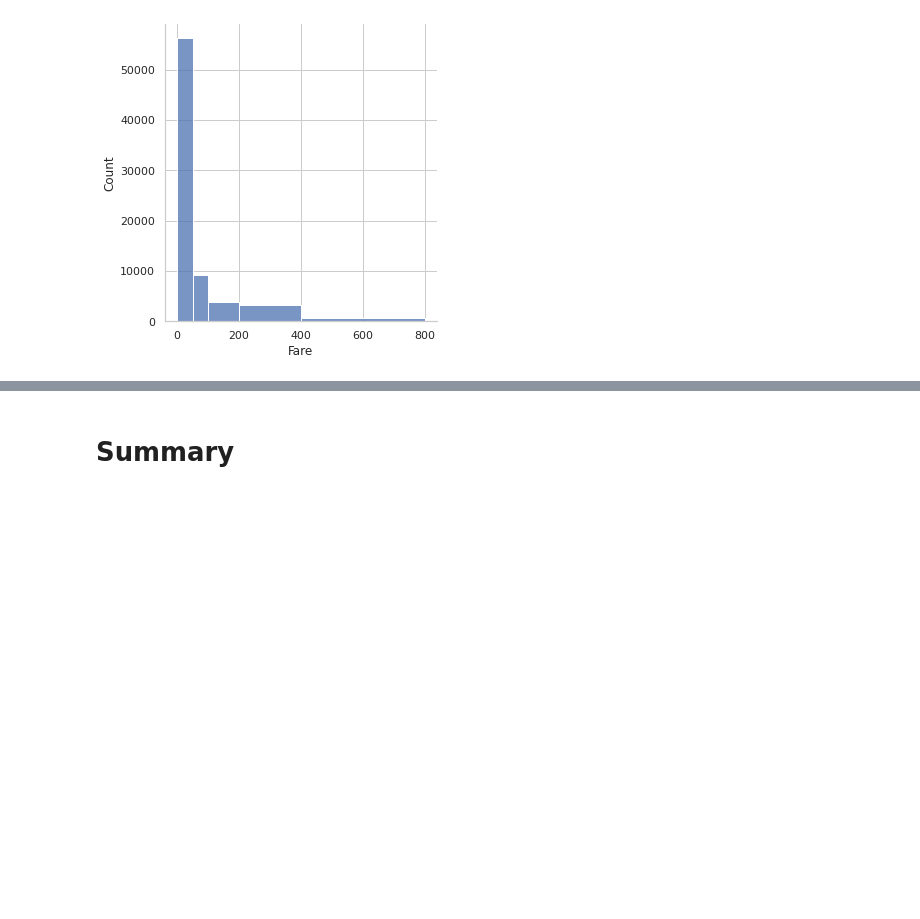
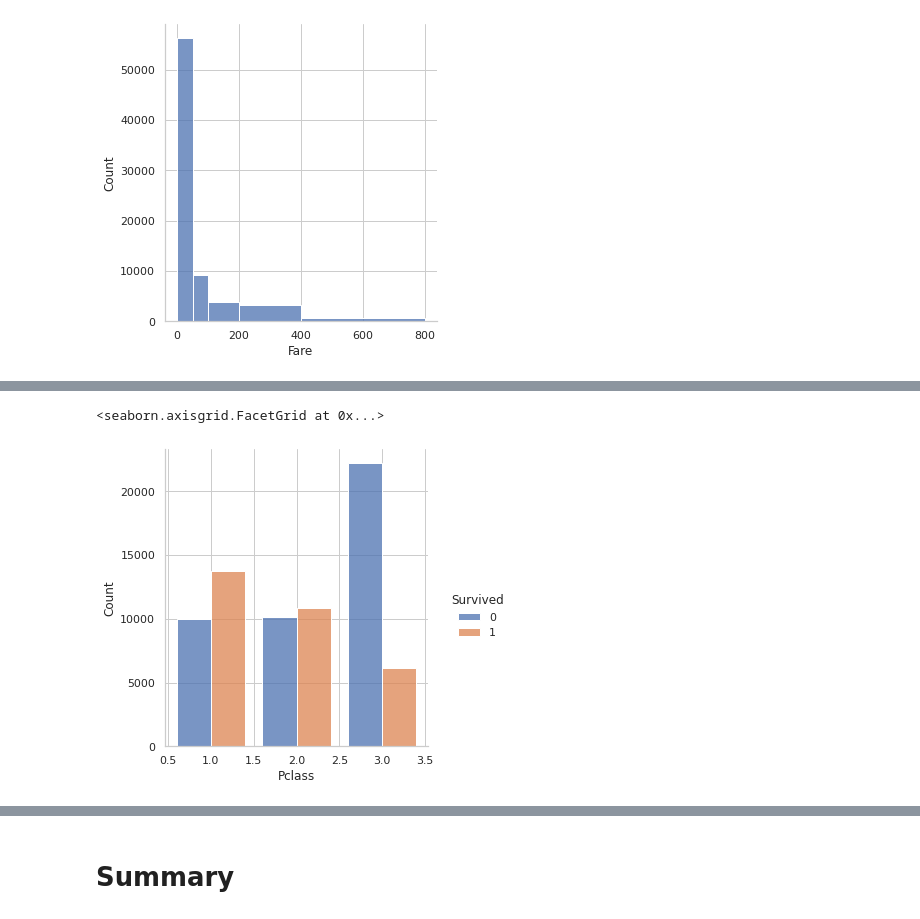
Before and after one commit to McReader/ml-intro, a Jupyter notebook: 2_data_exploration/eda.ipynb, the cells around one changed output, grey strips where cells are left out. Cells and saved outputs as stored; diff of their text form; code cells hidden in the pictures; blank space fills up the shorter version.

```diff
--- a/2_data_exploration/eda.ipynb
+++ b/2_data_exploration/eda.ipynb
@@ -170,0 +159,5 @@ dtype: float64
+# %%
+sns.displot(titanic_data, x="Pclass", hue="Survived", multiple="dodge", discrete=True, shrink=.8)
+# %% [output]
+<seaborn.axisgrid.FacetGrid at 0x...>
+[figure, added]
```
Also changed, not shown: parts of 6 cells of this notebook.
